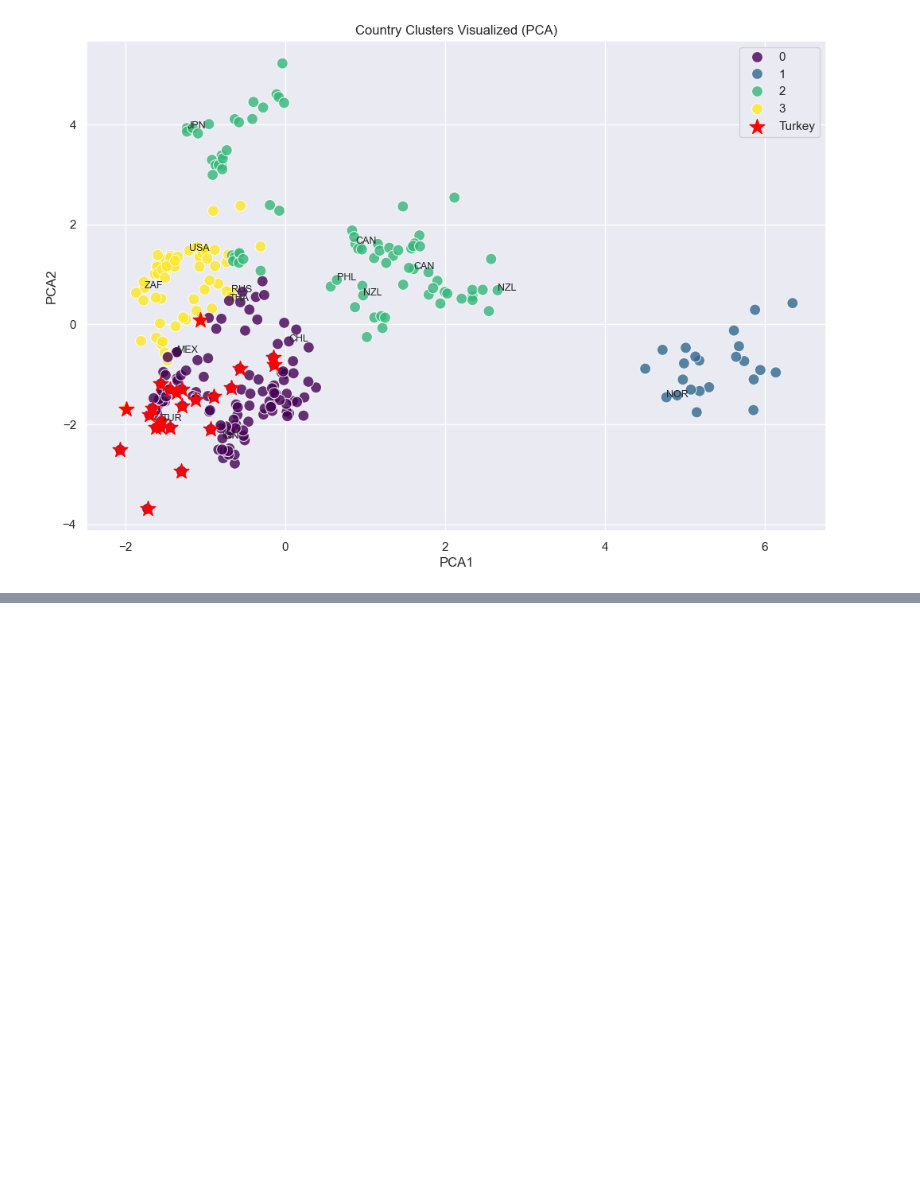
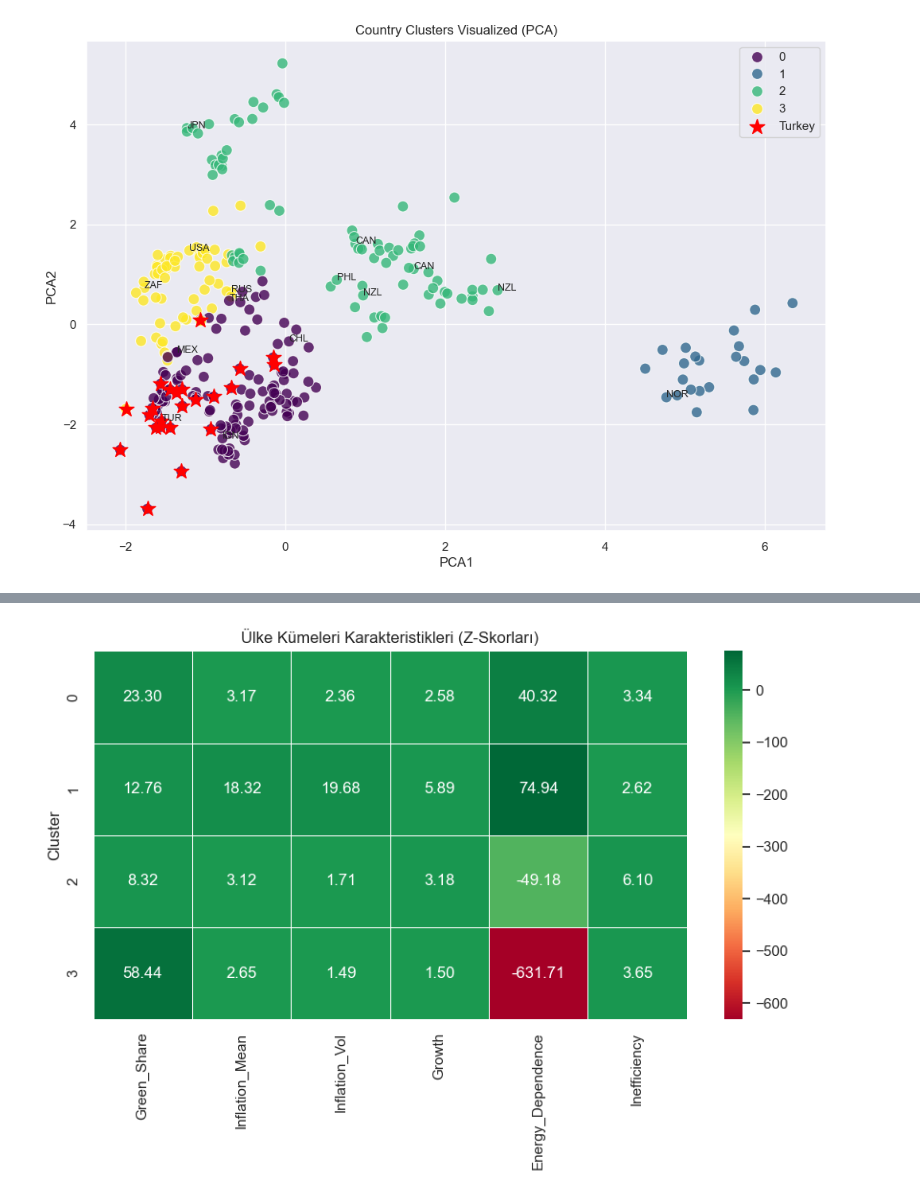
Before and after one commit to twopersie11/green-trap, a Jupyter notebook: green_trap_analysis/notebooks/analysis.ipynb, the cells around one changed output, grey strips where cells are left out. Cells and saved outputs as stored; diff of their text form; code cells hidden in the pictures; blank space fills up the shorter version.

```diff
--- a/green_trap_analysis/notebooks/analysis.ipynb
+++ b/green_trap_analysis/notebooks/analysis.ipynb
@@ -373,0 +367,79 @@ KeyError: 'Year'
+# %%
+## --- HÜCRE 3: Ülke Tiplerini Belirleme (K-Means Clustering) ---
+
+# Analiz Dönemi: 2010 sonrası
+# Önce verinin 2010 sonrasını alıyoruz
+df_period = df[df['Year'] >= 2010].copy()
+
+# Kümeleme için kullanılacak öznitelikler (Variables)
+# NOT: Eğer sütun isimleri config dosyanızda farklıysa burayı kontrol edin
+agg_dict = {
+    'Renewable_Energy_Consumption_Pct': 'mean',
+    'Inflation_Consumer_Prices_Pct': ['mean', 'std'],
+    'GDP_Growth_Pct': 'mean',
+    'Energy_Imports_Net_Pct': 'mean',
+    'Energy_Intensity_Level_Primary': 'mean'
+}
+
+# Veride olmayan sütunları agg_dict'ten çıkar (Hata almamak için)
+valid_agg = {k: v for k, v in agg_dict.items() if k in df_period.columns}
+
+cluster_df = df_period.groupby('Country_Code').agg(valid_agg).reset_index()
+
+# Sütun isimlerini düzelt (Multi-level index'i düzleştir)
+# Örn: (Inflation, mean) -> Inflation_Mean
+new_cols = ['Country_Code']
+if 'Renewable_Energy_Consumption_Pct' in valid_agg: new_cols.append('Green_Share')
+if 'Inflation_Consumer_Prices_Pct' in valid_agg:
+    new_cols.append('Inflation_Mean')
+    new_cols.append('Inflation_Vol')
+if 'GDP_Growth_Pct' in valid_agg: new_cols.append('Growth')
+if 'Energy_Imports_Net_Pct' in valid_agg: new_cols.append('Energy_Dependence')
+if 'Energy_Intensity_Level_Primary' in valid_agg: new_cols.append('Inefficiency')
+
+# Kolon sayısı tutmazsa manuel atama yapmayalım, otomatik isim verelim
+if len(cluster_df.columns) == len(new_cols):
+    cluster_df.columns = new_cols
+else:
+    # Güvenli mod: Varsayılan isimleri koru, düzleştir
+    cluster_df.columns = ['_'.join(col).strip() if isinstance(col, tuple) else col for col in cluster_df.columns]
+    print("UYARI: Sütun isimleri otomatik oluşturuldu:", cluster_df.columns.tolist())
+
+# --- Eksik Veri Temizliği (Kümeleme öncesi) ---
+# Sayısal sütunları seç
+features = [c for c in cluster_df.columns if c != 'Country_Code']
+cluster_df = cluster_df.dropna(subset=features) # Verisi eksik ülkeyi at
+
+if cluster_df.empty:
+    print("❌ HATA: Kümeleme için yeterli veri kalmadı! Lütfen preprocessor.py dosyasını ve verilerinizi kontrol edin.")
+else:
+    # Veriyi Ölçeklendir
+    scaler = StandardScaler()
+    X_scaled = scaler.fit_transform(cluster_df[features])
+
+    # K-Means Modeli
+    kmeans = KMeans(n_clusters=4, random_state=42, n_init=10)
+    cluster_df['Cluster'] = kmeans.fit_predict(X_scaled)
+
+    # Heatmap Çizimi
+    plt.figure(figsize=(10, 5))
+    cluster_means = cluster_df.groupby('Cluster')[features].mean()
+    sns.heatmap(cluster_means, annot=True, cmap='RdYlGn', fmt='.2f', linewidths=.5)
+    plt.title('Ülke Kümeleri Karakteristikleri (Z-Skorları)')
+    plt.show()
+
+    # --- HATA ALINAN KISIM İÇİN GÜVENLİK KONTROLÜ ---
+    target_country = 'TUR'
+
+    if target_country in cluster_df['Country_Code'].values:
+        turkey_cluster = cluster_df[cluster_df['Country_Code'] == target_country]['Cluster'].values[0]
+        print(f"\n✅ {target_country} (Türkiye) {turkey_cluster}. Kümede yer alıyor.")
+
+        peers = cluster_df[cluster_df['Cluster'] == turkey_cluster]['Country_Code'].unique()
+        print(f"Bu kümedeki diğer ülkeler: {', '.join(peers)}")
+    else:
+        print(f"\n⚠️ UYARI: {target_country} analiz edilen ülkeler listesinde YOK.")
+        print("Analize giren ülkeler şunlar:")
+        print(cluster_df['Country_Code'].unique())
+# %% [output]
+[figure, added]
```
Also changed, not shown: parts of 15 cells of this notebook, 4 other files.
